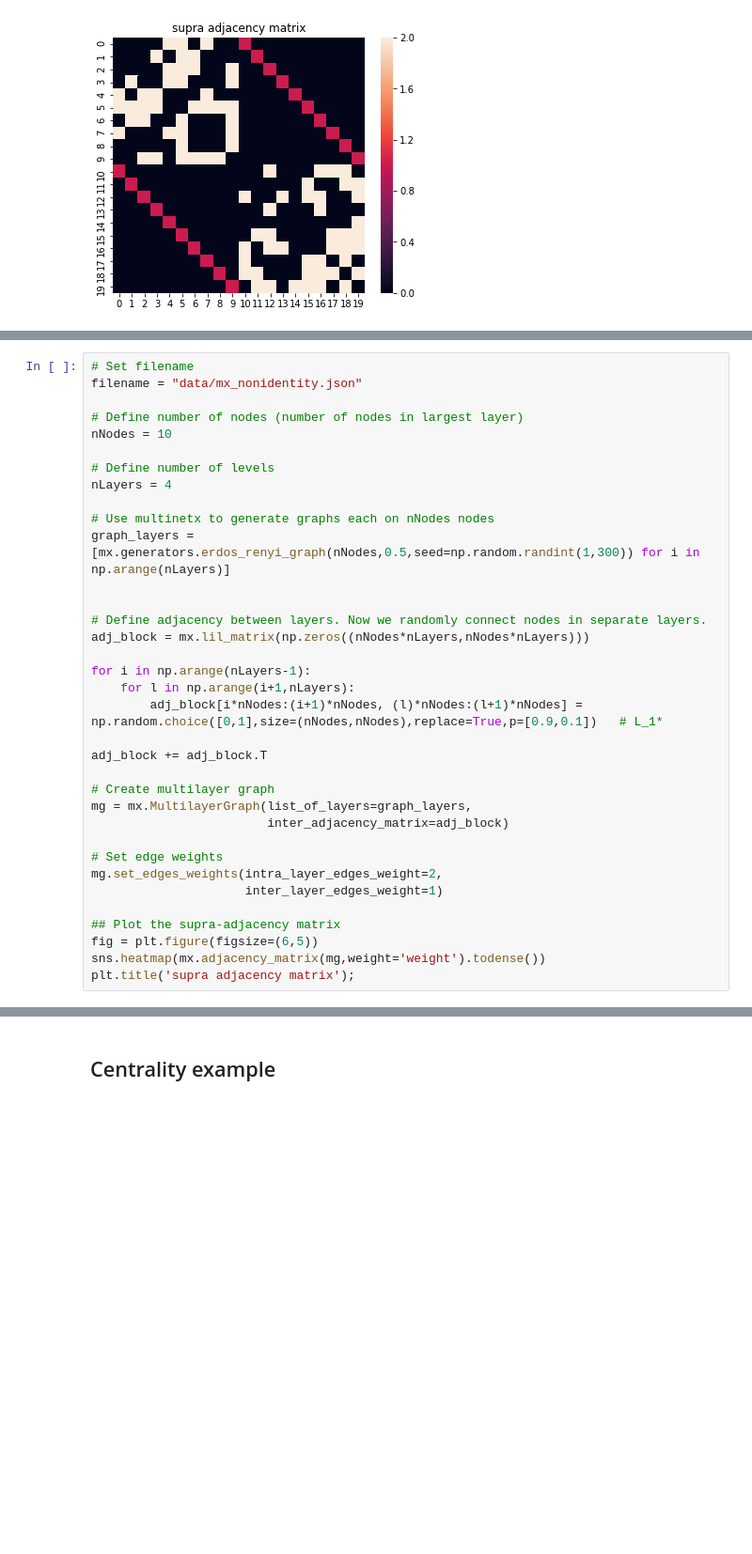
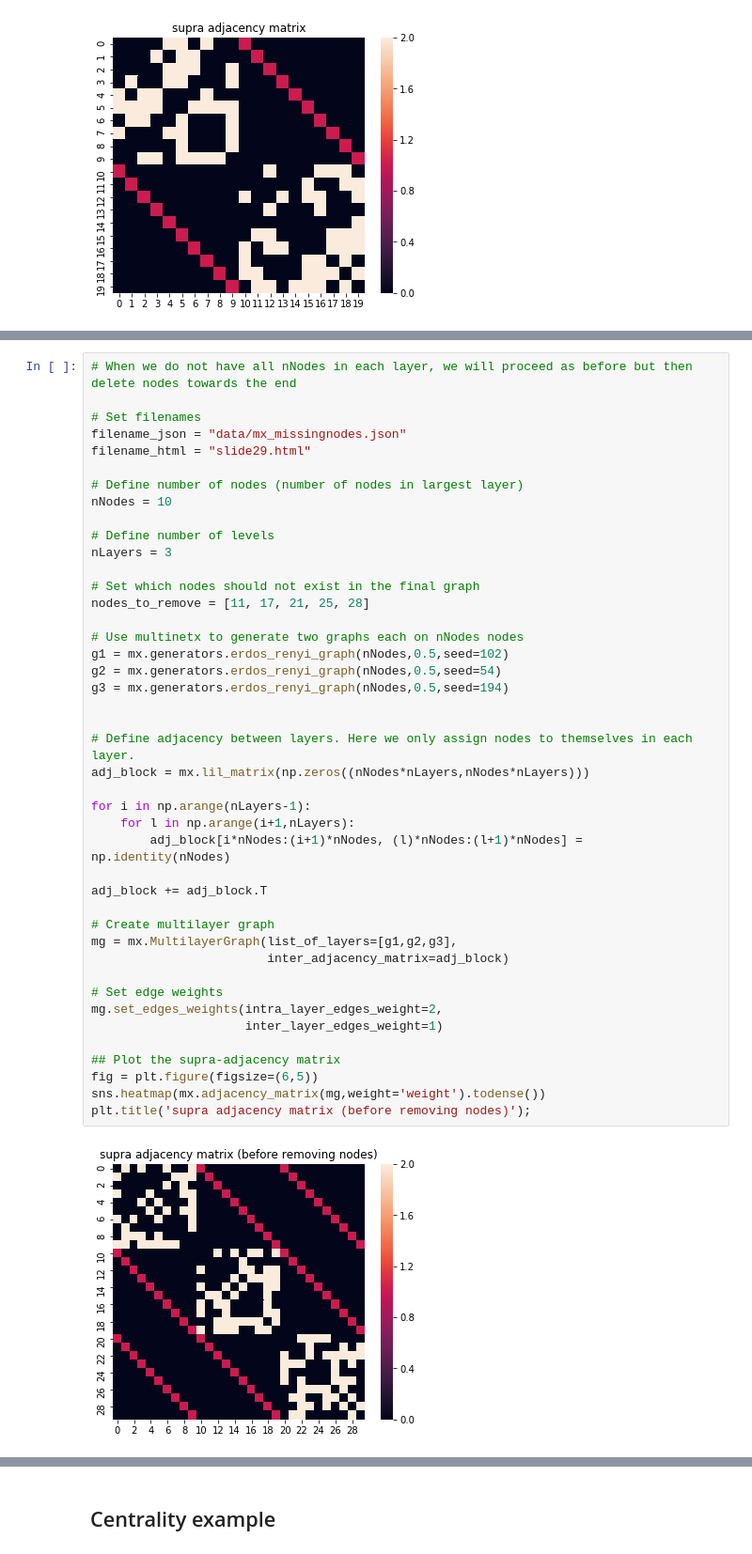
Before and after one commit to asizemore/multilayer_network_examples, a Jupyter notebook: slide_figures.ipynb, the cells around one changed output, grey strips where cells are left out. Shown at 94% size. Cells and saved outputs as stored; diff of their text form; blank space fills up the shorter version.

```diff
--- a/slide_figures.ipynb
+++ b/slide_figures.ipynb
@@ -195,35 +247,45 @@ Wrote visualization to: visualization_output_timeseries_example.html
 # %%
-# Set filename
-filename = "data/mx_nonidentity.json"
+# When we do not have all nNodes in each layer, we will proceed as before but then delete nodes towards the end
+
+# Set filenames
+filename_json = "data/mx_missingnodes.json"
+filename_html = "slide29.html"
 
 # Define number of nodes (number of nodes in largest layer)
 nNodes = 10
 
 # Define number of levels
-nLayers = 4
+nLayers = 3
 
-# Use multinetx to generate graphs each on nNodes nodes
-graph_layers = [mx.generators.erdos_renyi_graph(nNodes,0.5,seed=np.random.randint(1,300)) for i in np.arange(nLayers)]
+# Set which nodes should not exist in the final graph
+nodes_to_remove = [11, 17, 21, 25, 28]
+
+# Use multinetx to generate two graphs each on nNodes nodes
+g1 = mx.generators.erdos_renyi_graph(nNodes,0.5,seed=102)
+g2 = mx.generators.erdos_renyi_graph(nNodes,0.5,seed=54)
+g3 = mx.generators.erdos_renyi_graph(nNodes,0.5,seed=194)
 
 
-# Define adjacency between layers. Now we randomly connect nodes in separate layers.
+# Define adjacency between layers. Here we only assign nodes to themselves in each layer.
 adj_block = mx.lil_matrix(np.zeros((nNodes*nLayers,nNodes*nLayers)))
 
 for i in np.arange(nLayers-1):
     for l in np.arange(i+1,nLayers):
-        adj_block[i*nNodes:(i+1)*nNodes, (l)*nNodes:(l+1)*nNodes] = np.random.choice([0,1],size=(nNodes,nNodes),replace=True,p=[0.9,0.1])   # L_1*
+        adj_block[i*nNodes:(i+1)*nNodes, (l)*nNodes:(l+1)*nNodes] = np.identity(nNodes)
 
 adj_block += adj_block.T
 
 # Create multilayer graph
-mg = mx.MultilayerGraph(list_of_layers=graph_layers,
+mg = mx.MultilayerGraph(list_of_layers=[g1,g2,g3],
                         inter_adjacency_matrix=adj_block)
 
 # Set edge weights
 mg.set_edges_weights(intra_layer_edges_weight=2,
                      inter_layer_edges_weight=1)
 
 ## Plot the supra-adjacency matrix
 fig = plt.figure(figsize=(6,5))
 sns.heatmap(mx.adjacency_matrix(mg,weight='weight').todense())
-plt.title('supra adjacency matrix');
+plt.title('supra adjacency matrix (before removing nodes)');
+# %% [output]
+[figure, added]
```
Also changed, not shown: parts of 32 cells of this notebook, 3 other files.
